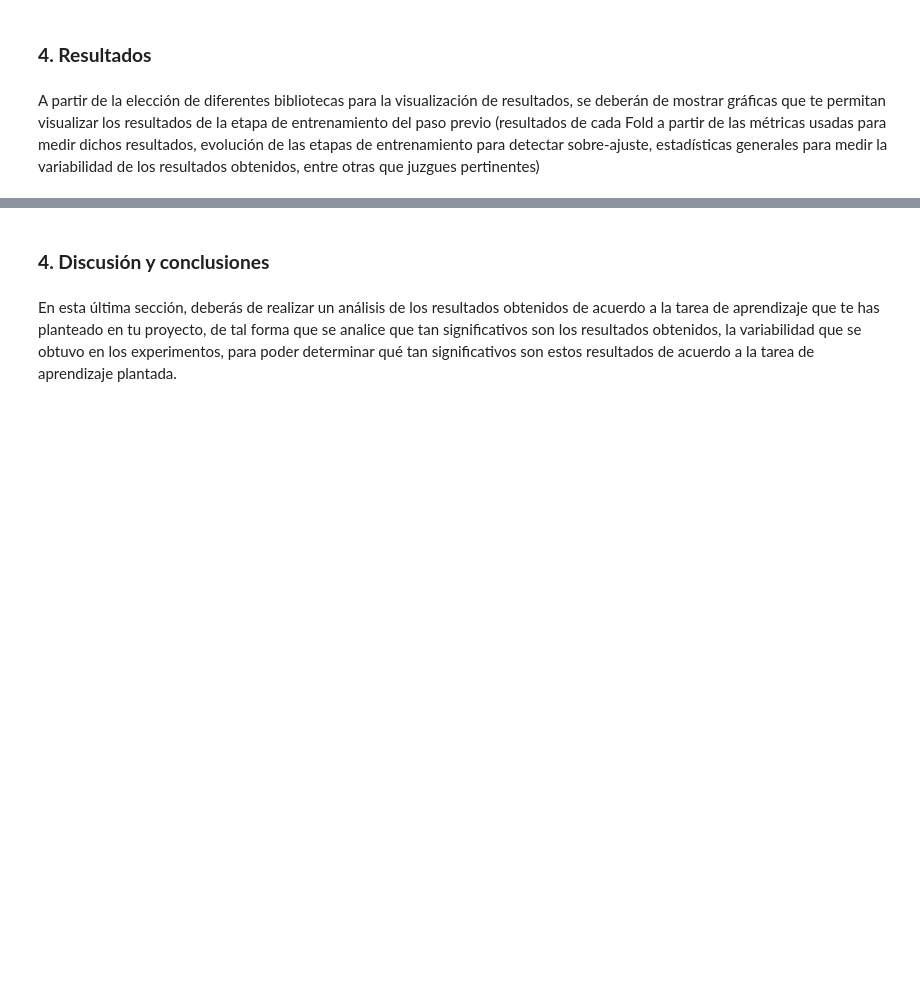
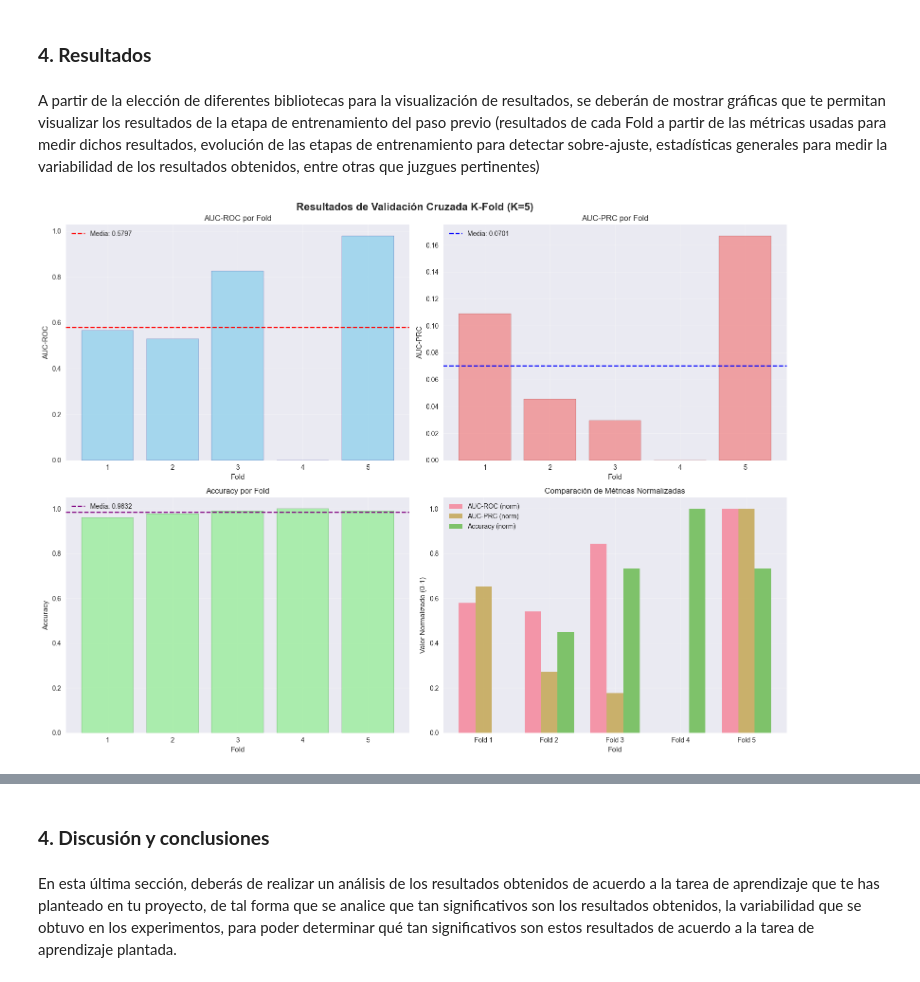
Before and after one commit to pauescalantec/big-data-act, a Jupyter notebook: Week9/Actividad5_A01191962.ipynb, the cells around one changed output, grey strips where cells are left out. Drawn from its saved outputs; the diff is of its cells as text; code cells hidden in the pictures; blank space fills up the shorter version.

Commit message:
finally finished running

```diff
--- a/Week9/Actividad5_A01191962.ipynb
+++ b/Week9/Actividad5_A01191962.ipynb
@@ -276,6 +277,6 @@ def analyze_sample_size_visually(df, target_col="event_type", batch_size=1000, m
     return statistics_batch
 # %%
 # Realizar análisis visual de tamaño de muestra
-batch_statistics = analyze_sample_size_visually(sample_df, batch_size=500, max_batches=30)
+batch_statistics = analyze_sample_size_visually(sample_df, batch_size=50, max_batches=15)
 # %% [output]
 === ANÁLISIS VISUAL DE TAMAÑO DE MUESTRA ===
@@ -349,7 +363,7 @@ print(f"Tamaño de muestra estabilizado: {optimal_sample_size:,} registros")
 
 # Calcular K basado en criterios de representatividad y eficiencia computacional
 # Parece ser que 5000 muestras tiene sentido ya que llega a la media
-min_samples_per_fold = 1000  # Mínimo para mantener representatividad
+min_samples_per_fold = 50  # Mínimo para mantener representatividad
 max_k = optimal_sample_size // min_samples_per_fold
 recommended_k = __builtins__.min(5, max_k)  # Máximo 5 para eficiencia computacional
 
@@ -385,0 +412,4 @@ for row in original_class_dist:
+# %%
+# Usar el tamaño de muestra determinado visualmente
+final_sample_fraction = optimal_sample_size / sample_df.count()
+print(f"final_sample_fraction: {final_sample_fraction}")
@@ -408,4 +445,10 @@ for row in class_dist:
 # %%
+# volver a crear la columna stratum
+supervised_df = supervised_df.withColumn("stratum",
+                                         concat(supervised_df["event_type"],
+                                               lit("_"),
+                                               supervised_df["price_bucket"]))
+
 def create_stratified_folds(df, k_folds=5, stratify_col="stratum", seed=42):
     """
     Crea K-folds estratificados para PySpark DataFrame
@@ -601,6 +742,8 @@ for fold in range(K_FOLDS):
  A partir de la elección de diferentes bibliotecas para la visualización de resultados, se deberán de mostrar gráficas que te permitan visualizar los resultados de la etapa de entrenamiento del paso previo (resultados de cada Fold a partir de las métricas usadas para medir dichos resultados, evolución de las etapas de entrenamiento para detectar sobre-ajuste, estadísticas generales para medir la variabilidad de los resultados obtenidos, entre otras que juzgues pertinentes)
 # %%
 # Configuración para visualizaciones
+results_df = pd.DataFrame(cv_results)
+
 plt.rcParams['figure.figsize'] = (15, 10)
 plt.rcParams['font.size'] = 10
 
@@ -637,33 +780,35 @@ axes[1, 0].axhline(y=results_df['accuracy'].mean(), color='purple', linestyle='-
                    label=f'Media: {results_df["accuracy"].mean():.4f}')
 axes[1, 0].set_title('Accuracy por Fold')
 axes[1, 0].set_xlabel('Fold')
 axes[1, 0].set_ylabel('Accuracy')
 axes[1, 0].legend()
 axes[1, 0].grid(True, alpha=0.3)
 
 # Comparación de métricas normalizadas
 fold_labels = [f'Fold {i+1}' for i in range(K_FOLDS)]
 x = np.arange(len(fold_labels))
 width = 0.25
 
 # Normalizar métricas
 auc_roc_norm = (results_df['auc_roc'] - results_df['auc_roc'].min()) / (results_df['auc_roc'].max() - results_df['auc_roc'].min())
 auc_prc_norm = (results_df['auc_prc'] - results_df['auc_prc'].min()) / (results_df['auc_prc'].max() - results_df['auc_prc'].min())
 accuracy_norm = (results_df['accuracy'] - results_df['accuracy'].min()) / (results_df['accuracy'].max() - results_df['accuracy'].min())
 
 axes[1, 1].bar(x - width, auc_roc_norm, width, label='AUC-ROC (norm)', alpha=0.7)
 axes[1, 1].bar(x, auc_prc_norm, width, label='AUC-PRC (norm)', alpha=0.7)
 axes[1, 1].bar(x + width, accuracy_norm, width, label='Accuracy (norm)', alpha=0.7)
 axes[1, 1].set_title('Comparación de Métricas Normalizadas')
 axes[1, 1].set_xlabel('Fold')
 axes[1, 1].set_ylabel('Valor Normalizado (0-1)')
 axes[1, 1].set_xticks(x)
 axes[1, 1].set_xticklabels(fold_labels)
 axes[1, 1].legend()
 axes[1, 1].grid(True, alpha=0.3)
 
 plt.tight_layout()
 plt.show()
+# %% [output]
+[figure, added]
 # %%
 # 2. Box plots para análisis de variabilidad
 fig, axes = plt.subplots(1, 3, figsize=(18, 6))
```
Also changed, not shown: parts of 18 cells of this notebook.
